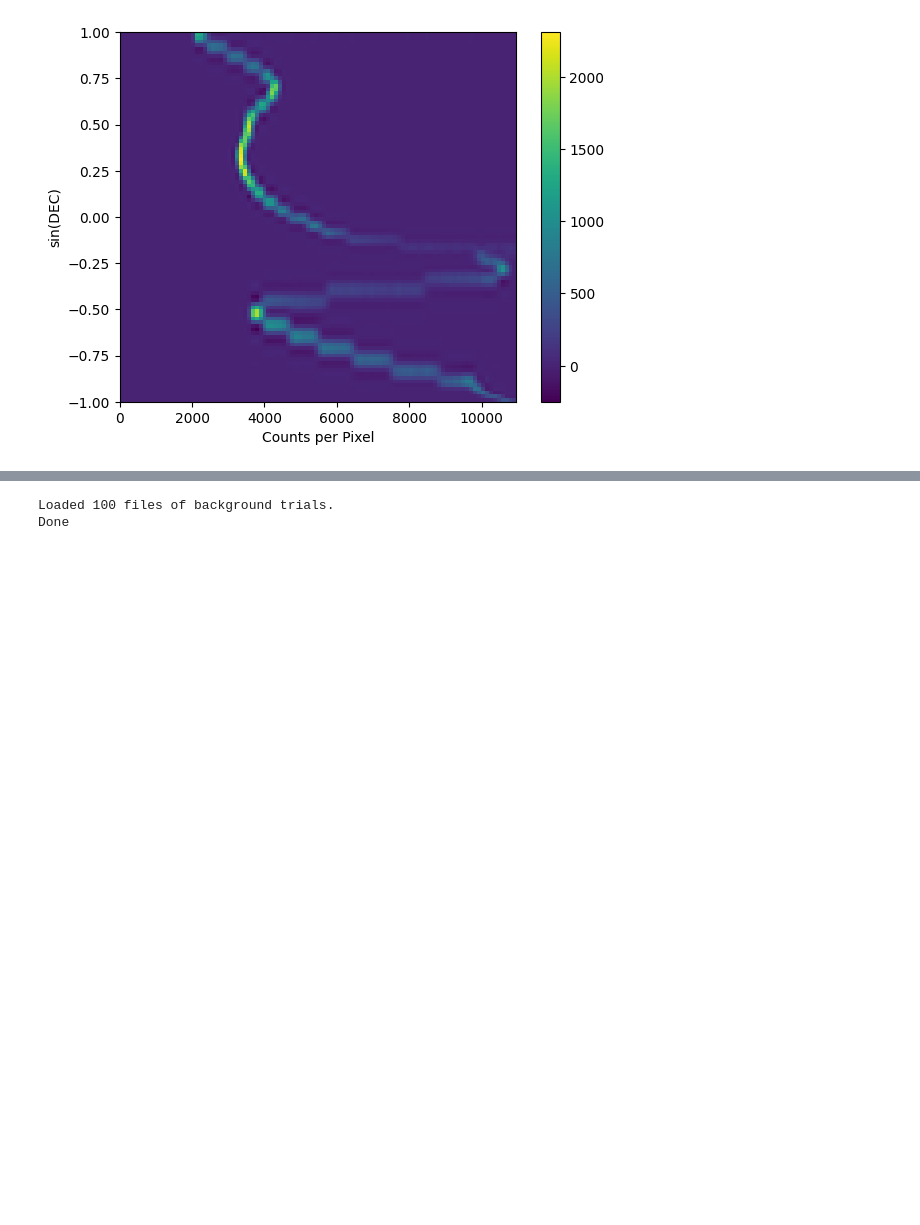
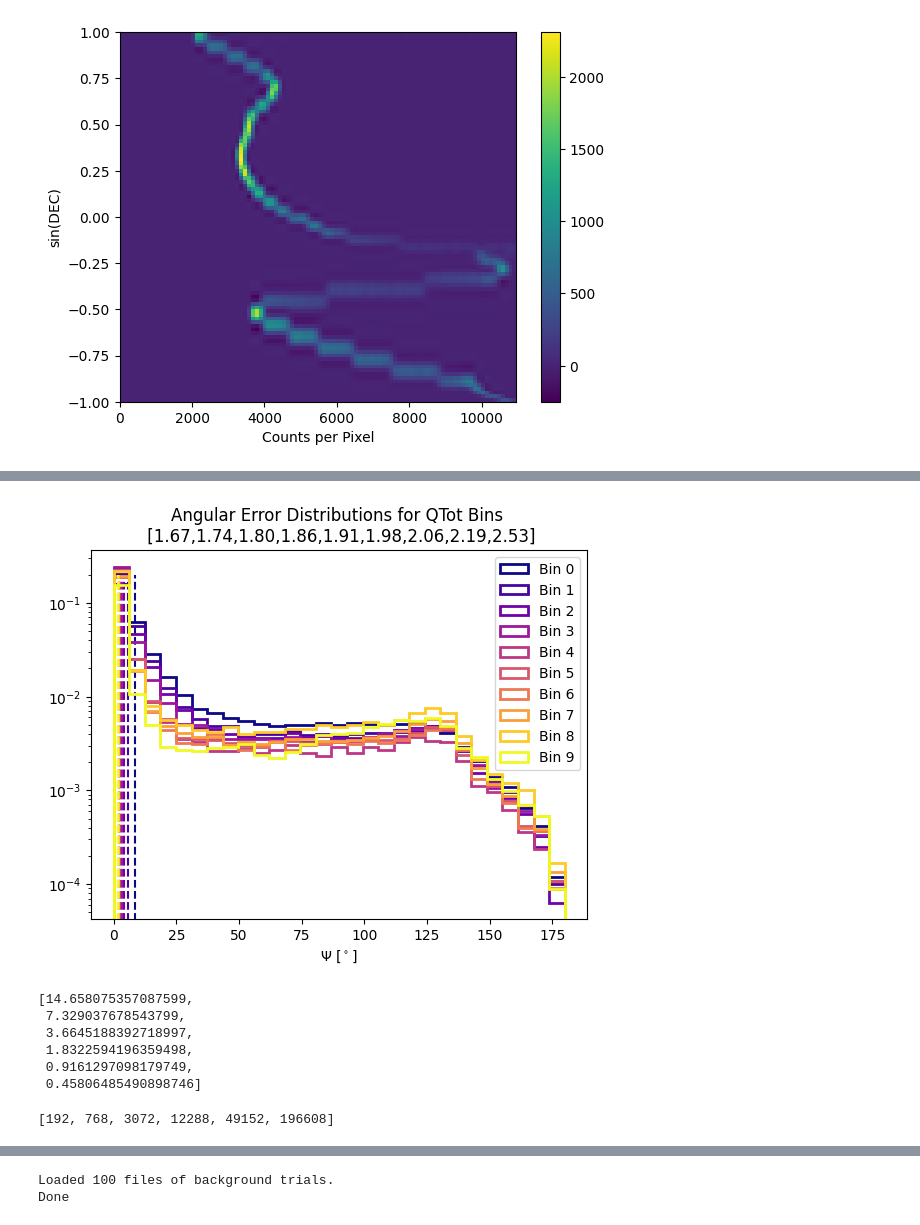
Before and after one commit to MACampana/BinnedTracks, a Jupyter notebook: NEW_BinnedAnalysis.ipynb, the cells around one changed output, grey strips where cells are left out. Cells and saved outputs as stored; diff of their text form; code cells hidden in the pictures; blank space fills up the shorter version.

Commit message:
Continued ebin implementation

```diff
--- a/NEW_BinnedAnalysis.ipynb
+++ b/NEW_BinnedAnalysis.ipynb
@@ -1664 +1690,3 @@ SyntaxError: EOL while scanning string literal (3011618839.py, line 100)
 # %%
+a[0] = b
+a[3] = c
@@ -1666,0 +1693,4 @@ array([False, False, False, ..., False, False, False])
+# %%
+for i in range(len(a)):
+    if a[i] is None:
+        a[i] = np.zeros(10)
@@ -1764,0 +1817,12 @@ plt.show()
+# %%
+def weighted_quantile(data, weights, quantile):
+    ix = np.argsort(data)
+    data = data[ix] # sort data
+    weights = weights[ix] # sort weights
+    csw = np.cumsum(weights)
+    cut = np.sum(weights) * quantile
+    if len(data) == 0:
+        q = 0.0
+    else:
+        q = data[csw >= cut][0]
+    return q
@@ -1764,0 +1853,34 @@ plt.show()
+# %%
+angErr = np.degrees(mc['true_angErr'])
+ebins = np.array([1.67,1.74,1.80,1.86,1.91,1.98,2.06,2.19,2.53])
+binds = np.digitize(np.log10(mc['qtot']), ebins)
+
+bins = np.linspace(0,180,30)
+plt.figure(facecolor='w')
+medians = []
+for i in np.unique(binds):
+    mask = binds == i
+    x = (angErr[mask])
+    plt.hist(x, bins=bins, histtype='step', label=f'Bin {i}', color=cmap(i/np.max(binds)), linewidth=2, alpha=1, weights=weights[mask])
+    plt.vlines(weighted_quantile(x, weights[mask], .5), 0, 2e-1, linestyle='--', color=cmap(i/np.max(binds)))
+    medians.append(weighted_quantile(x, weights[mask], .5))
+plt.semilogy()
+plt.legend()
+plt.xlabel(r'$\Psi$ [$^\circ$]')
+plt.title('Angular Error Distributions for QTot Bins \n [1.67,1.74,1.80,1.86,1.91,1.98,2.06,2.19,2.53]')
+plt.show()
+# %% [output]
+[figure, added]
+# %%
+[np.degrees(hp.nside2resol(n)) for n in [4, 8, 16, 32, 64, 128]]
+# %% [output]
+[14.658075357087599,
+ 7.329037678543799,
+ 3.6645188392718997,
+ 1.8322594196359498,
+ 0.9161297098179749,
+ 0.45806485490898746]
+# %%
+[hp.nside2npix(n) for n in [4, 8, 16, 32, 64, 128]]
+# %% [output]
+[192, 768, 3072, 12288, 49152, 196608]
```
Also changed, not shown: parts of 13 cells of this notebook.
